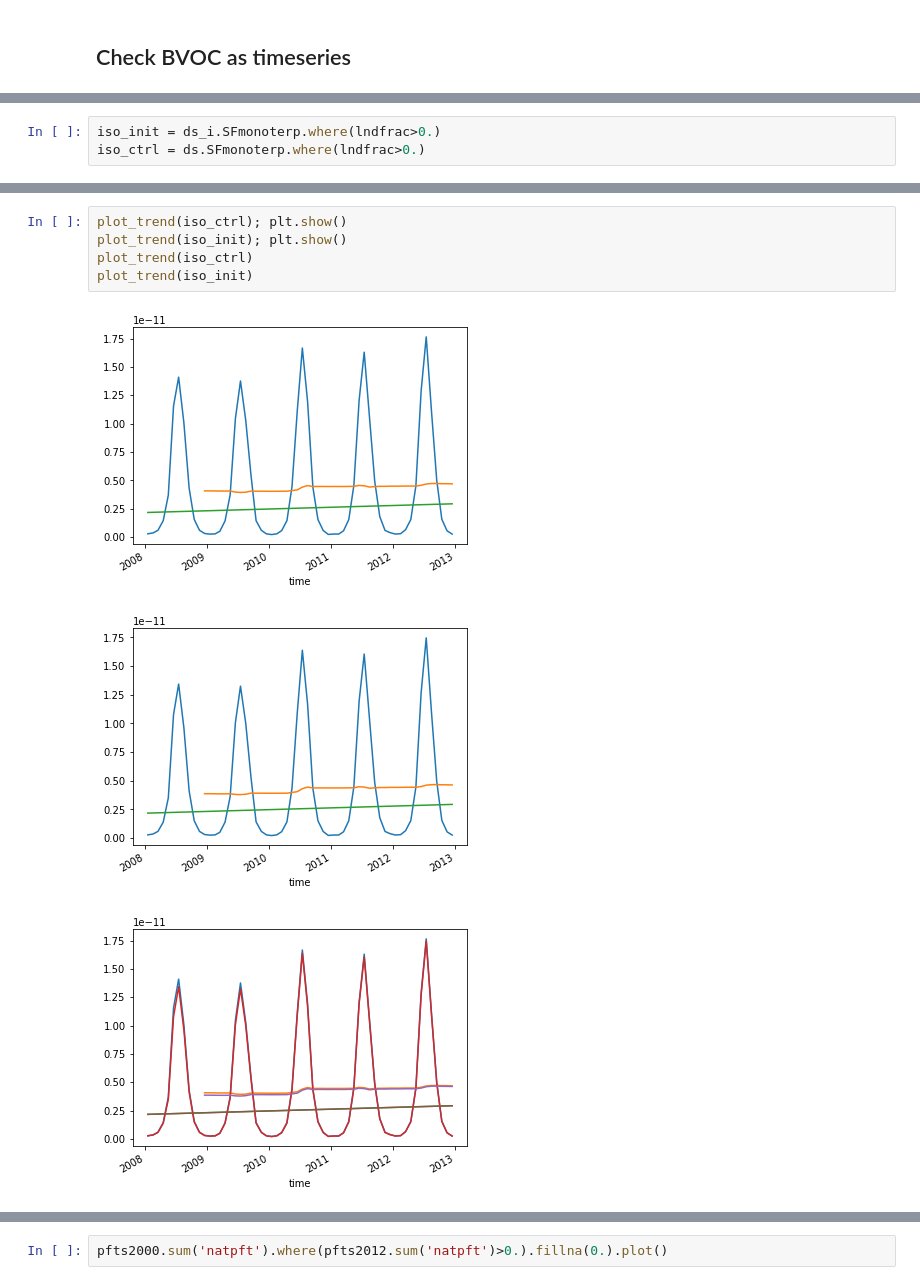
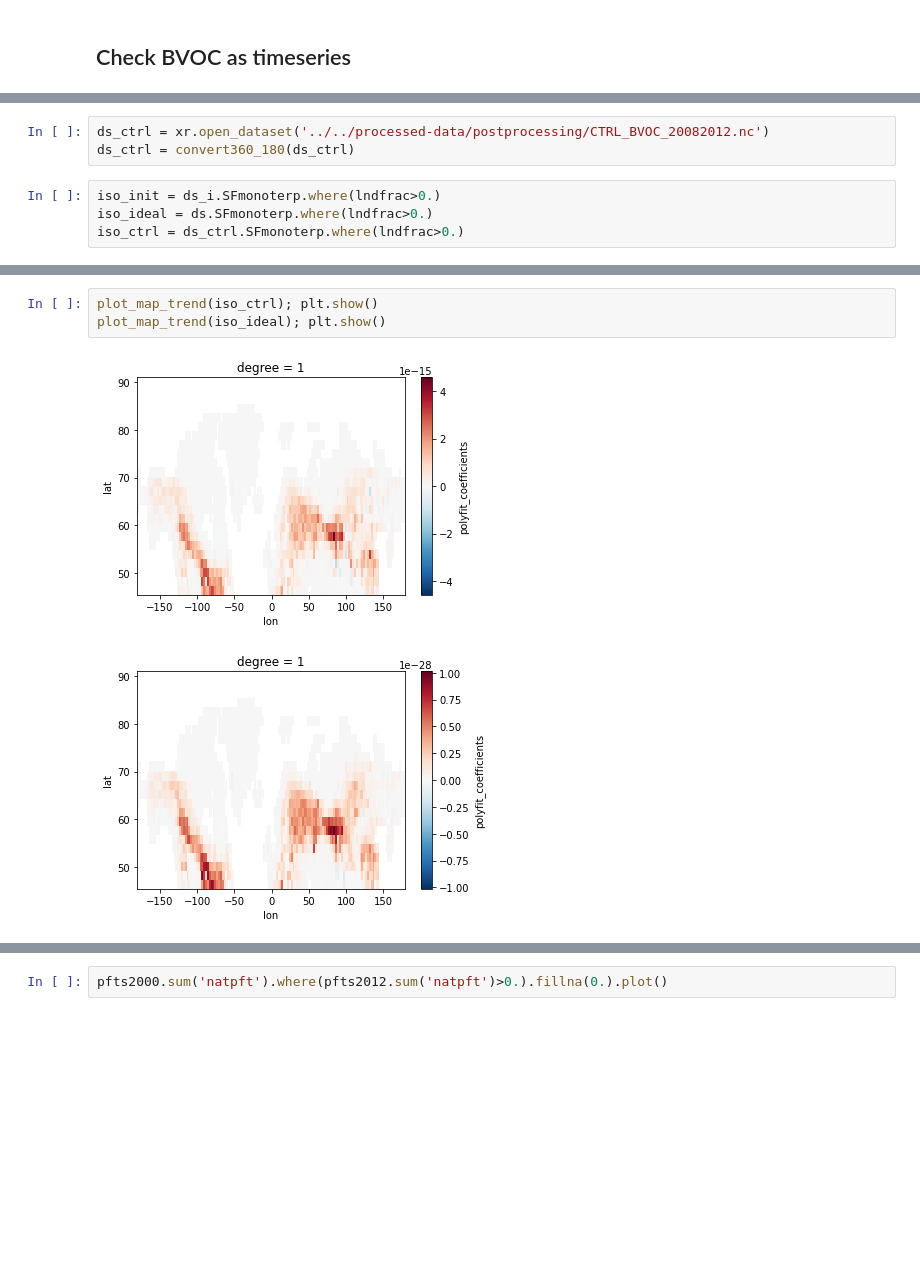
Before and after one commit to adelezaini/MasterThesis, a Jupyter notebook: notebooks/output/Check-pft-config.ipynb, the cells around one changed output, grey strips where cells are left out. Drawn from its saved outputs; the diff is of its cells as text; blank space fills up the shorter version.

```diff
--- a/notebooks/output/Check-pft-config.ipynb
+++ b/notebooks/output/Check-pft-config.ipynb
@@ -177,5 +151,9 @@ ds[variables].to_netcdf(processed_path+'ds.nc')
+# %%
+ds_ctrl = xr.open_dataset('../../processed-data/postprocessing/CTRL_BVOC_20082012.nc')
+ds_ctrl = convert360_180(ds_ctrl)
 # %%
 iso_init = ds_i.SFmonoterp.where(lndfrac>0.)
-iso_ctrl = ds.SFmonoterp.where(lndfrac>0.)
+iso_ideal = ds.SFmonoterp.where(lndfrac>0.)
+iso_ctrl = ds_ctrl.SFmonoterp.where(lndfrac>0.)
 # %%
 def plot_trend(ds):
@@ -193,9 +182,6 @@ def plot_map_trend(ds):
 # %%
-plot_trend(iso_ctrl); plt.show()
-plot_trend(iso_init); plt.show()
-plot_trend(iso_ctrl)
-plot_trend(iso_init)
+plot_map_trend(iso_ctrl); plt.show()
+plot_map_trend(iso_ideal); plt.show()
 # %% [output]
-[figure, old version]
+[figure, new version]
-[figure, old version]
+[figure, new version]
-[figure, removed]
```
Also changed, not shown: parts of 7 cells of this notebook.
